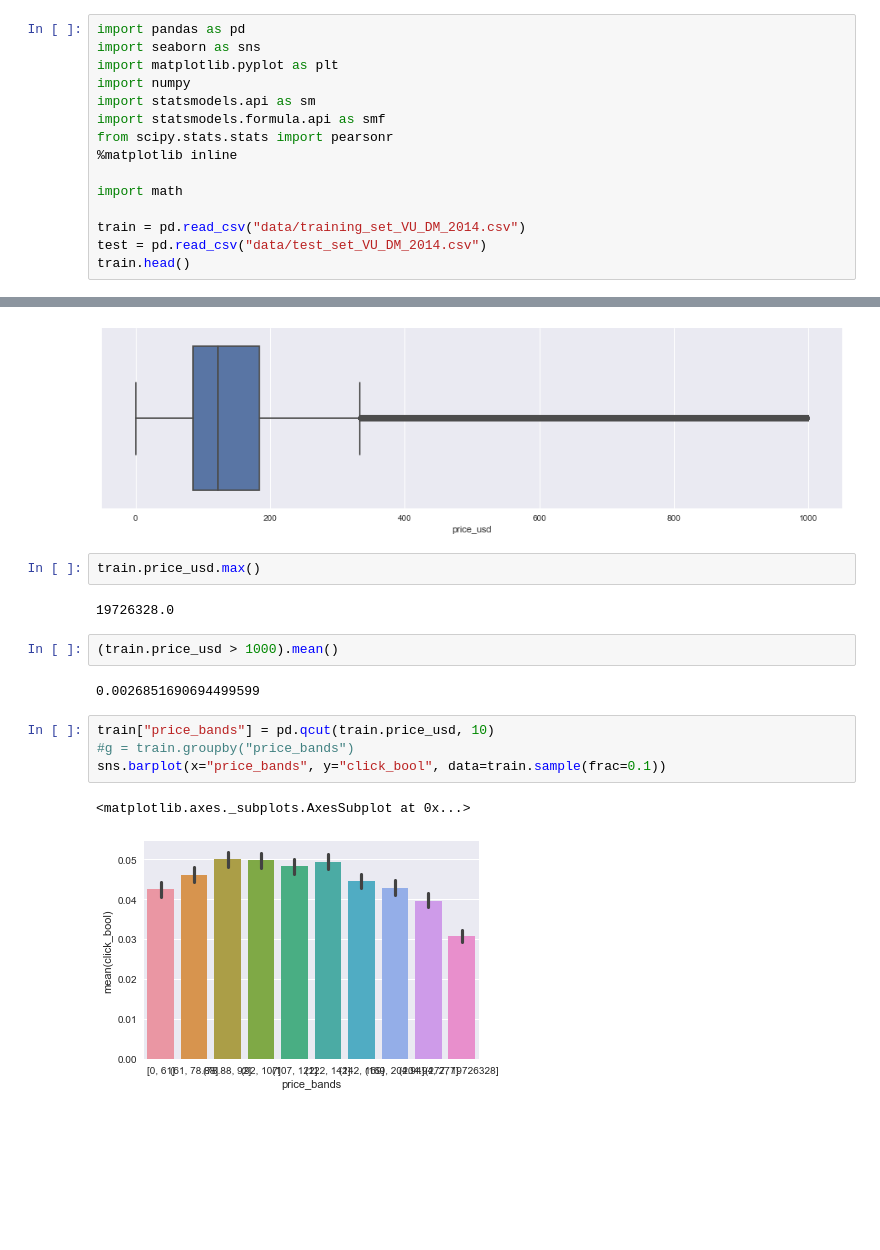
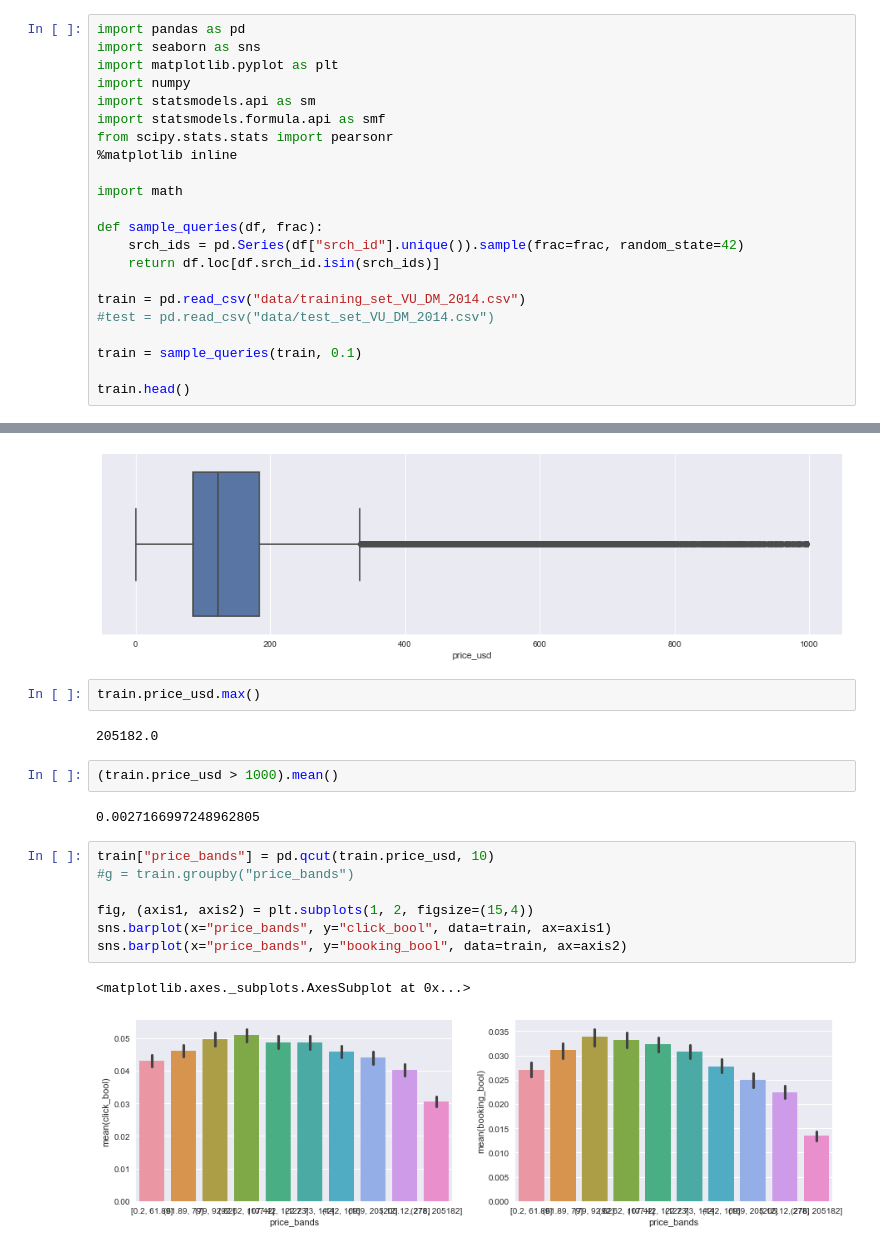
Before and after one commit to awday/DMT-23, a Jupyter notebook: Assignment2/LambdaMART/Visualize.ipynb, the cells around one changed output, grey strips where cells are left out. Cells and saved outputs as stored; diff of their text form; blank space fills up the shorter version.

```diff
--- a/Assignment2/LambdaMART/Visualize.ipynb
+++ b/Assignment2/LambdaMART/Visualize.ipynb
@@ -10,8 +10,15 @@ from scipy.stats.stats import pearsonr
 
 import math
 
+def sample_queries(df, frac):
+    srch_ids = pd.Series(df["srch_id"].unique()).sample(frac=frac, random_state=42)
+    return df.loc[df.srch_id.isin(srch_ids)]
+
 train = pd.read_csv("data/training_set_VU_DM_2014.csv")
-test = pd.read_csv("data/test_set_VU_DM_2014.csv")
+#test = pd.read_csv("data/test_set_VU_DM_2014.csv")
+
+train = sample_queries(train, 0.1)
+
 train.head()
 # %% [output]
 |  | srch_id | date_time | site_id | visitor_location_country_id | visitor_hist_starrating | visitor_hist_adr_usd | ... |
@@ -39,15 +46,18 @@ sns.boxplot(x=train.loc[train.price_usd < 1000].price_usd)
 # %%
 train.price_usd.max()
 # %% [output]
-19726328.0
+205182.0
 # %%
 (train.price_usd > 1000).mean()
 # %% [output]
-0.0026851690694499599
+0.0027166997248962805
 # %%
 train["price_bands"] = pd.qcut(train.price_usd, 10)
 #g = train.groupby("price_bands")
-sns.barplot(x="price_bands", y="click_bool", data=train.sample(frac=0.1))
+
+fig, (axis1, axis2) = plt.subplots(1, 2, figsize=(15,4))
+sns.barplot(x="price_bands", y="click_bool", data=train, ax=axis1)
+sns.barplot(x="price_bands", y="booking_bool", data=train, ax=axis2)
 # %% [output]
 <matplotlib.axes._subplots.AxesSubplot at 0x...>
-[figure, old version]
+[figure, new version]
```
Also changed, not shown: parts of 17 cells of this notebook, 2 other files.
